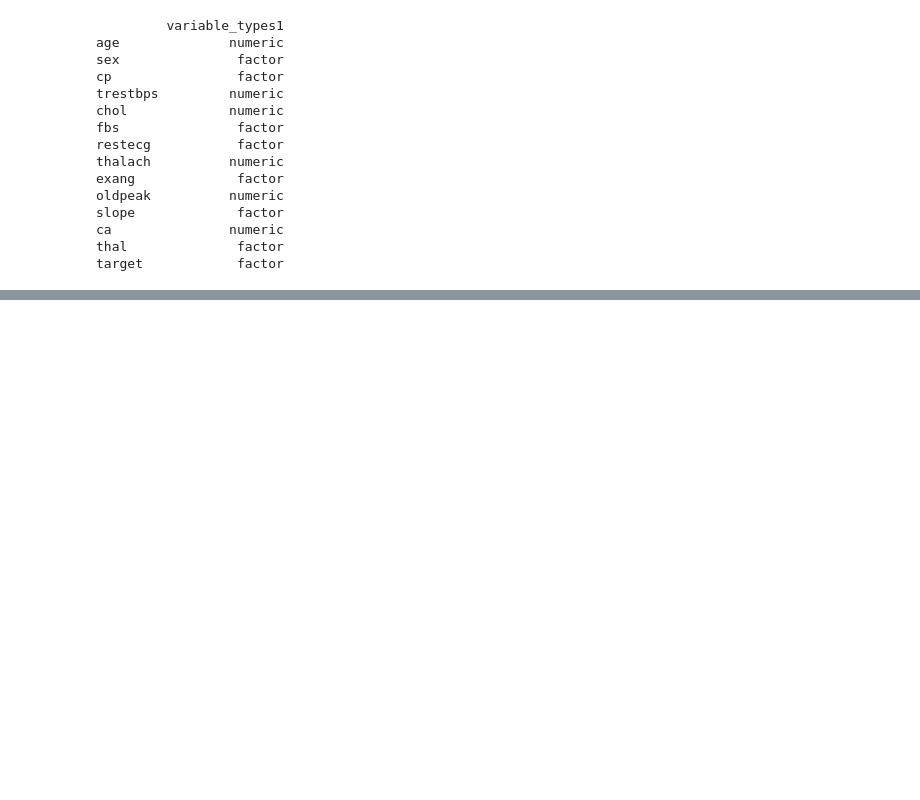
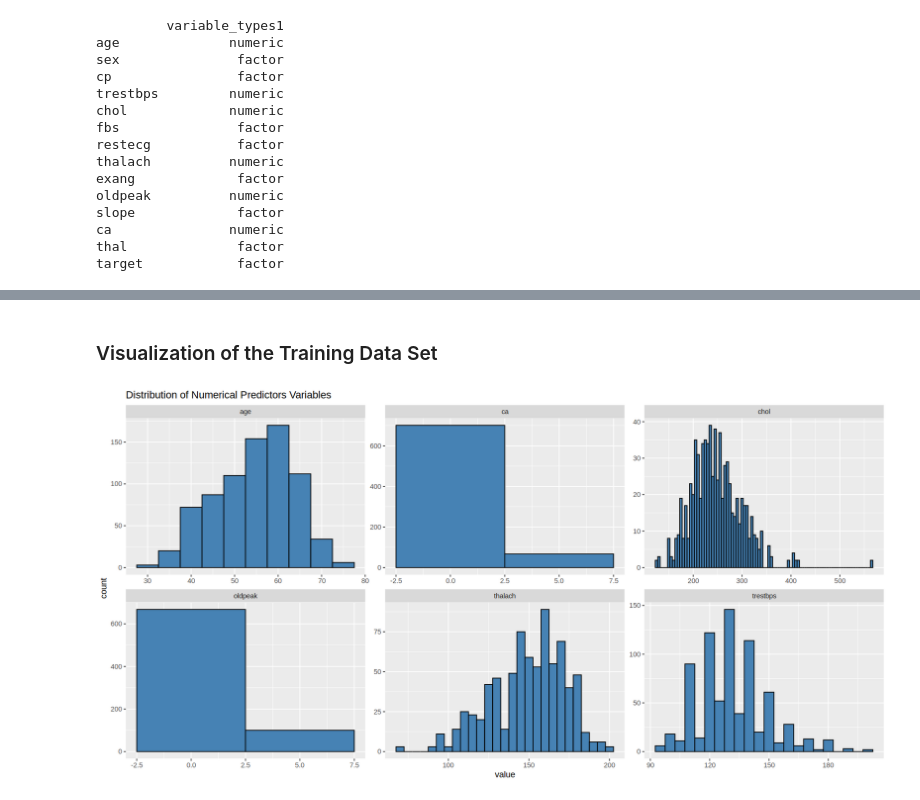
Before and after one commit to AnishkaFP/dsci-100-2023w1-group-029, a Jupyter notebook: Proposal_008-029.ipynb, the cells around one changed output, grey strips where cells are left out. Saved outputs shown, nothing was run; the diff lists cells and outputs as text; code cells hidden in the pictures; blank space fills up the shorter version.

```diff
--- a/Proposal_008-029.ipynb
+++ b/Proposal_008-029.ipynb
@@ -136,0 +163,5 @@ target            factor
+# %%
+# select numeric variables and the target column
+heart_data <- heart_data_raw |>
+              select(age, trestbps, chol, thalach, oldpeak, ca, target)
+head(heart_data)
@@ -136,0 +197,5 @@ target            factor
+# %%
+# split the data set
+heart_split <- initial_split(heart_data, prop = 0.75, strata = target)
+heart_train <- training(heart_split)
+heart_test <- testing(heart_split)
@@ -136,0 +229,15 @@ target            factor
+# %% [markdown]
+### Visualization of the Training Data Set ###
+# %%
+options(repr.plot.width = 14, repr.plot.height = 7)
+# create histograms for each numerical predictors
+train_plots <- heart_train |>
+                select_if(is.numeric) |>
+                gather(variable, value) |>
+                ggplot(aes(x = value)) +
+                geom_histogram(binwidth = 5, fill = "steelblue", color = "black") +
+                facet_wrap(~ variable, scales = "free") +
+                labs(title = "Distribution of Numerical Predictors Variables")
+train_plots
+# %% [output]
+[figure, added]
```
Also changed, not shown: parts of 20 cells of this notebook.
